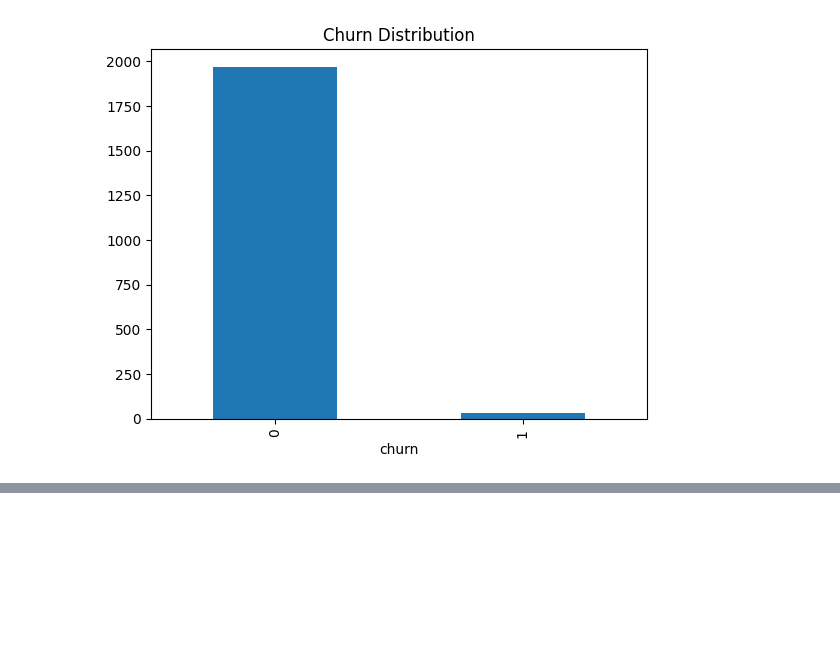
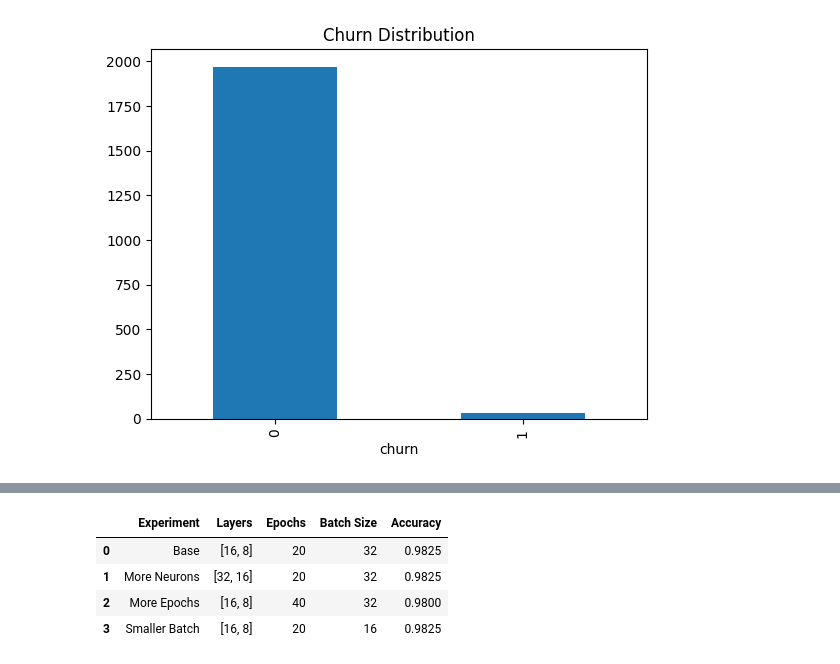
Before and after one commit to shahankit82/part-1-neural-network-analysis, a Jupyter notebook: notebook.ipynb, the cells around one changed output, grey strips where cells are left out. Saved outputs shown, nothing was run; the diff lists cells and outputs as text; code cells hidden in the pictures; blank space fills up the shorter version.

```diff
--- a/notebook.ipynb
+++ b/notebook.ipynb
@@ -155,3 +155,44 @@ plt.show()
 # Activation functions add non-linearity
 # Learning rate affects convergence
 # Model shows slight overfitting if training > testing accuracy
+# %%
+import pandas as pd
+
+results = []
+
+def run_experiment(name, layers, epochs, batch_size):
+    model = Sequential()
+
+    for units in layers:
+        model.add(Dense(units, activation='relu'))
+
+    model.add(Dense(1, activation='sigmoid'))
+
+    model.compile(optimizer='adam', loss='binary_crossentropy', metrics=['accuracy'])
+
+    model.fit(X_train, y_train, epochs=epochs, batch_size=batch_size, verbose=0)
+
+    loss, acc = model.evaluate(X_test, y_test, verbose=0)
+
+    results.append({
+        "Experiment": name,
+        "Layers": str(layers),
+        "Epochs": epochs,
+        "Batch Size": batch_size,
+        "Accuracy": round(acc, 4)
+    })
+
+# Run experiments
+run_experiment("Base", [16, 8], 20, 32)
+run_experiment("More Neurons", [32, 16], 20, 32)
+run_experiment("More Epochs", [16, 8], 40, 32)
+run_experiment("Smaller Batch", [16, 8], 20, 16)
+# %%
+df_results = pd.DataFrame(results)
+df_results
+# %% [output]
+|  | Experiment | Layers | Epochs | Batch Size | Accuracy |
+| 0 | Base | [16, 8] | 20 | 32 | 0.9825 |
+| 1 | More Neurons | [32, 16] | 20 | 32 | 0.9825 |
+| 2 | More Epochs | [16, 8] | 40 | 32 | 0.9800 |
+| 3 | Smaller Batch | [16, 8] | 20 | 16 | 0.9825 |
```
Also changed, not shown: parts of 6 cells of this notebook.
